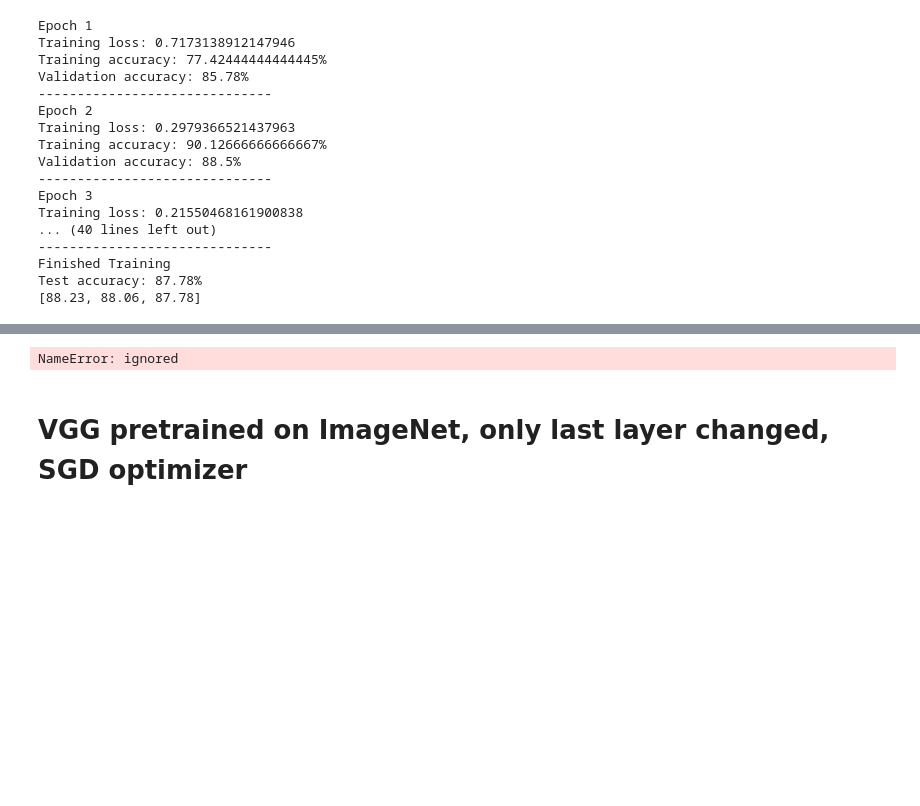
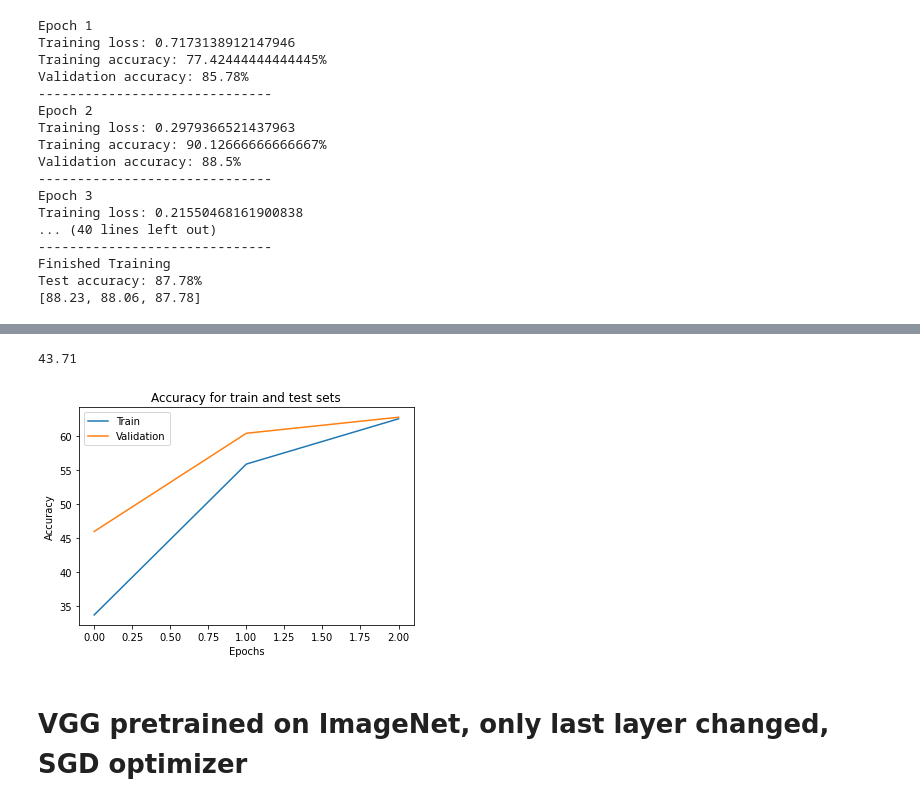
Before and after one commit to airi314/DeepLearning2021, a Jupyter notebook: Project_2/vgg_model.ipynb, the cells around one changed output, grey strips where cells are left out. Saved outputs shown, nothing was run; the diff lists cells and outputs as text; code cells hidden in the pictures; blank space fills up the shorter version.

Commit message:
upload recent version of vgg model

```diff
--- a/Project_2/vgg_model.ipynb
+++ b/Project_2/vgg_model.ipynb
@@ -388,0 +397,27 @@ Test accuracy: 87.78%
+# %%
+class VGG16CNN(nn.Module):
+    def __init__(self):
+        super(VGG16CNN, self).__init__()
+        pretrained_model = models.vgg16(pretrained=True)
+        # print(pretrained_model.classifier)
+        # print(pretrained_model.features)
+
+        # change last layer to classify into 10 instead of 1000
+        pretrained_model.classifier[6] = nn.Linear(4096, 10)
+
+        self.pretrained_model = pretrained_model
+
+    def forward(self,x):
+        x = self.pretrained_model(x)
+        return x
+# %%
+test_acc = []
+for i in range(3):
+    train_loader, val_loader, test_loader = load_data(i)
+    model = VGG16CNN().cuda()
+    criterion = nn.CrossEntropyLoss()
+    optimizer = Adam(model.parameters(), lr=0.001)
+    scheduler = lr_scheduler.StepLR(optimizer, step_size=1, gamma=0.1)
+    best_model = train_cnn(model, train_loader, val_loader, test_loader, criterion, optimizer, epochs = 3)
+    test_acc.append(get_test_accuracy(model, best_model, test_loader))
+print(test_acc)
@@ -389,9 +447,11 @@ Test accuracy: 87.78%
 # %%
 print(np.mean(test_acc))
 # %% [output]
-NameError: ignored
+43.71
 # %%
-plot_accuracy(model)
+plot_accuracy(model, epochs=3)
+# %% [output]
+[figure, added]
 # %% [markdown]
 # VGG pretrained on ImageNet, only last layer changed, SGD optimizer
 # %%
```
Also changed, not shown: parts of 16 cells of this notebook.
